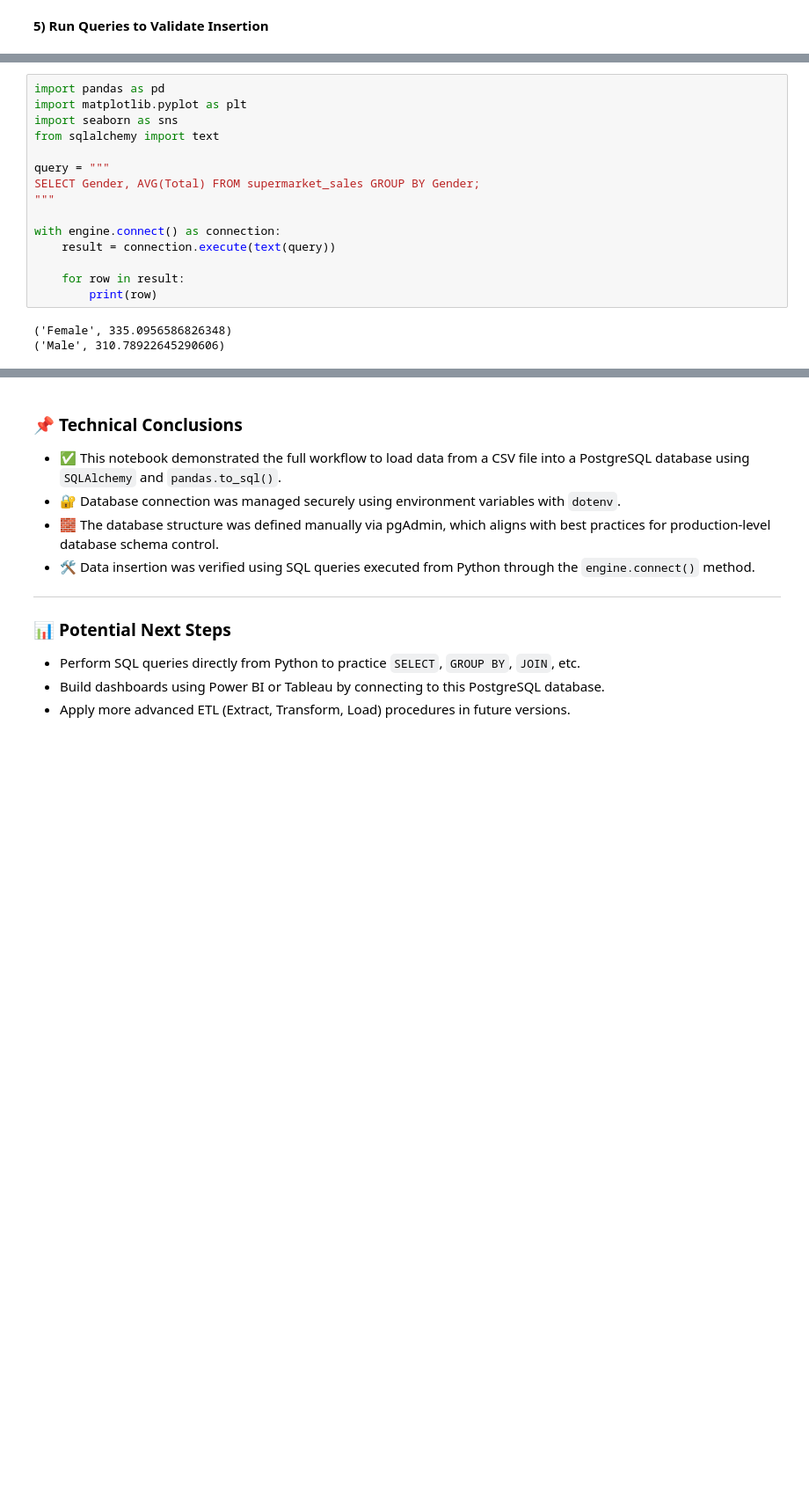
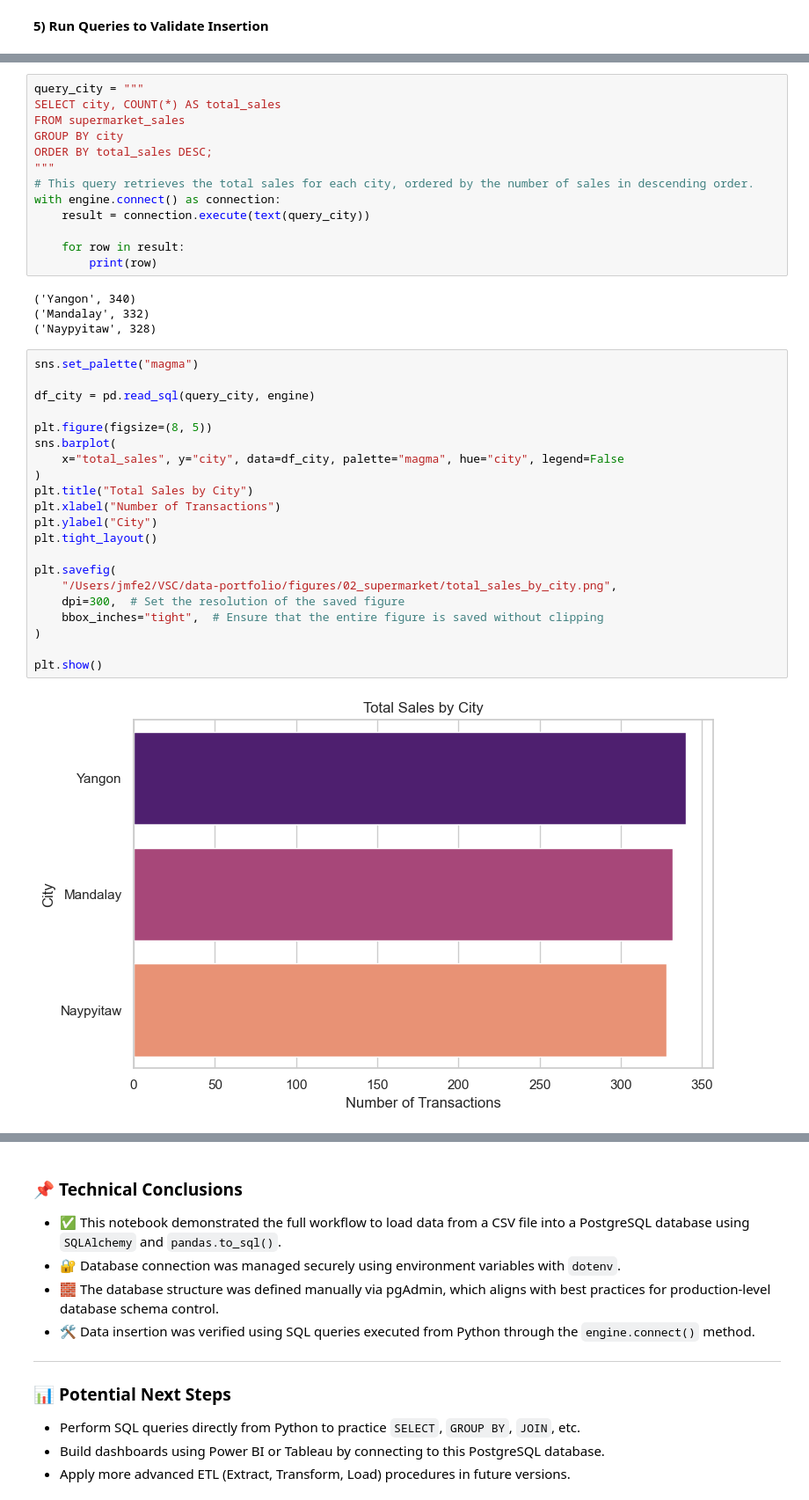
Before and after one commit to jmfe2/data-portfolio, a Jupyter notebook: notebooks/02_supermarket_sales/02_supermarket_postgresql.ipynb, the cells around one changed output, grey strips where cells are left out. Shown at 88% size. Drawn from its saved outputs; the diff is of its cells as text; blank space fills up the shorter version.

```diff
--- a/notebooks/02_supermarket_sales/02_supermarket_postgresql.ipynb
+++ b/notebooks/02_supermarket_sales/02_supermarket_postgresql.ipynb
@@ -218,21 +276,43 @@ with engine.connect() as connection:
 # %% [output]
 Total records: 1000
 # %%
-import pandas as pd
-import matplotlib.pyplot as plt
-import seaborn as sns
-from sqlalchemy import text
-
-query = """
-SELECT Gender, AVG(Total) FROM supermarket_sales GROUP BY Gender;
+query_city = """
+SELECT city, COUNT(*) AS total_sales
+FROM supermarket_sales
+GROUP BY city
+ORDER BY total_sales DESC;
 """
-
+# This query retrieves the total sales for each city, ordered by the number of sales in descending order.
 with engine.connect() as connection:
-    result = connection.execute(text(query))
+    result = connection.execute(text(query_city))
 
     for row in result:
         print(row)
 # %% [output]
-('Female', 335.0956586826348)
-('Male', 310.78922645290606)
+('Yangon', 340)
+('Mandalay', 332)
+('Naypyitaw', 328)
+# %%
+sns.set_palette("magma")
+
+df_city = pd.read_sql(query_city, engine)
+
+plt.figure(figsize=(8, 5))
+sns.barplot(
+    x="total_sales", y="city", data=df_city, palette="magma", hue="city", legend=False
+)
+plt.title("Total Sales by City")
+plt.xlabel("Number of Transactions")
+plt.ylabel("City")
+plt.tight_layout()
+
+plt.savefig(
+    "/Users/jmfe2/VSC/data-portfolio/figures/02_supermarket/total_sales_by_city.png",
+    dpi=300,  # Set the resolution of the saved figure
+    bbox_inches="tight",  # Ensure that the entire figure is saved without clipping
+)
+
+plt.show()
+# %% [output]
+[figure, added]
 # %%
```
Also changed, not shown: parts of 21 cells of this notebook, 9 other files.
